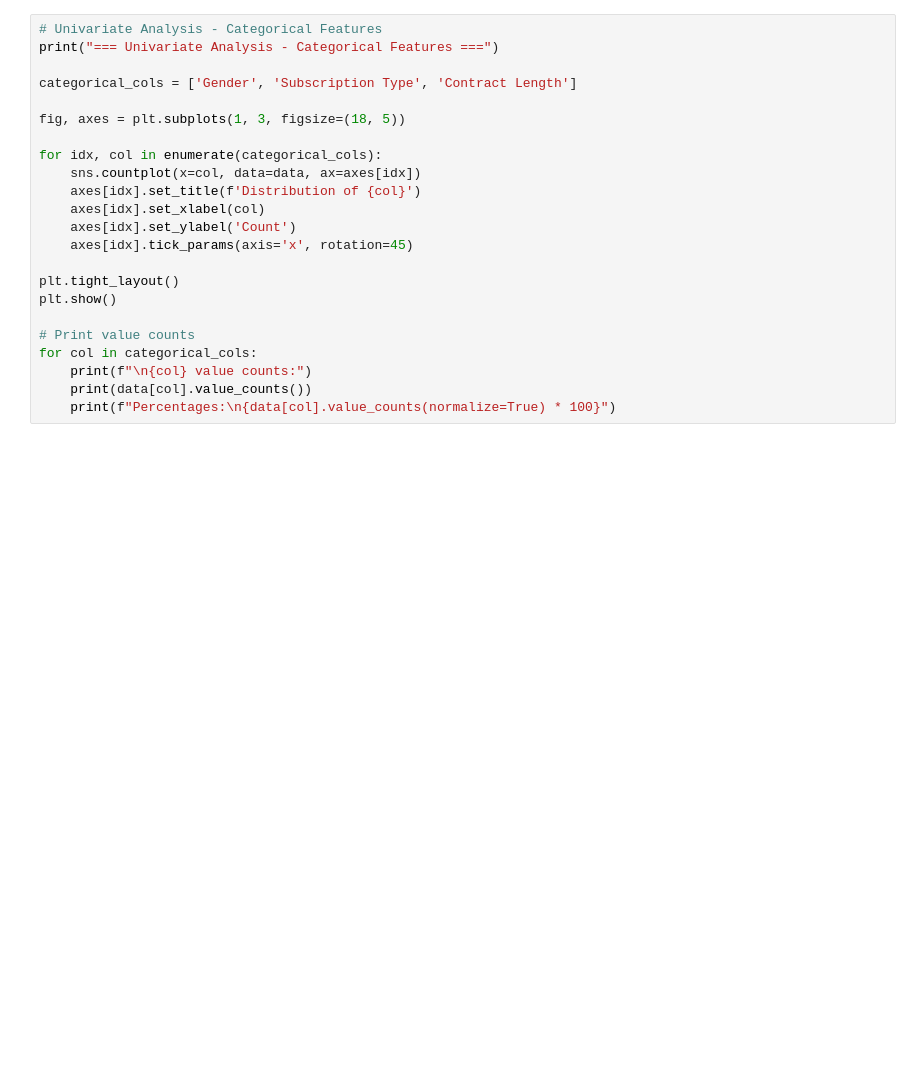
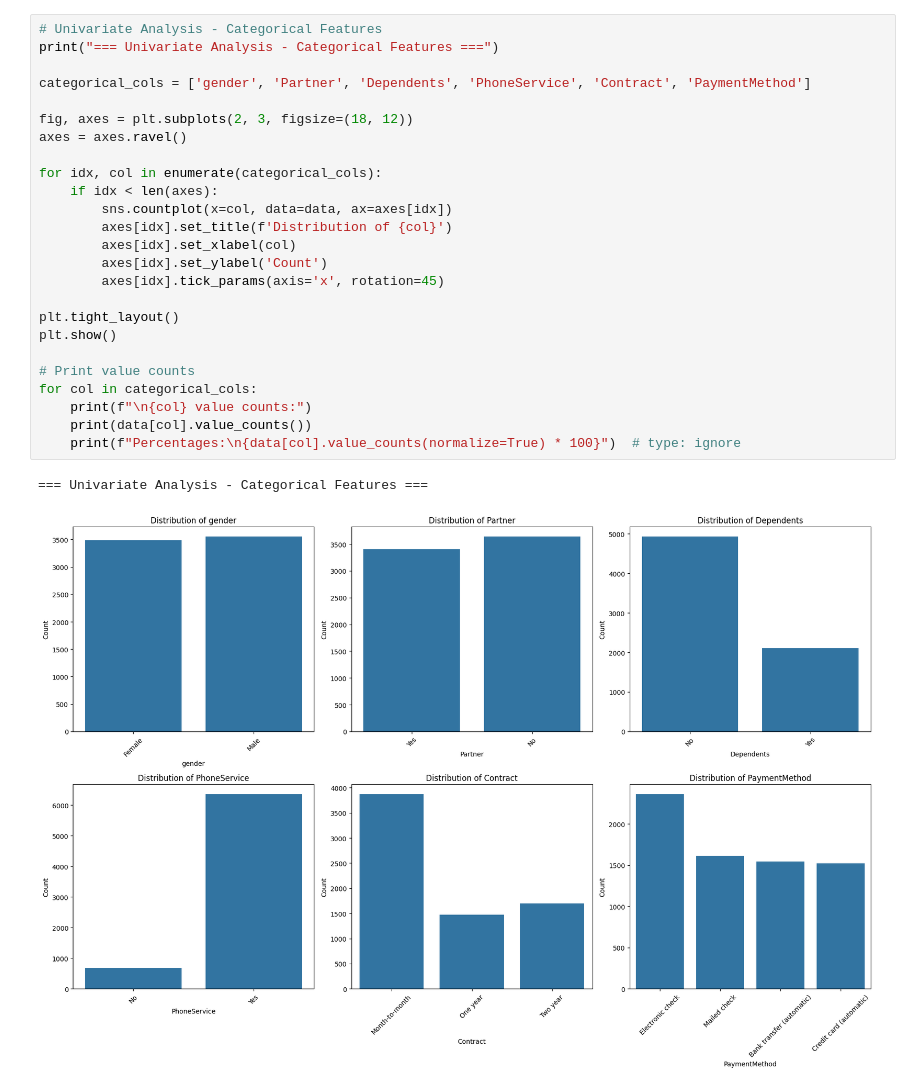
Before and after one commit to cat-cols/telco-churn-analytics, a Jupyter notebook: notebooks/01_eda.ipynb, the cells around one changed output. Cells and saved outputs as stored; diff of their text form; blank space fills up the shorter version.

```diff
--- a/notebooks/01_eda.ipynb
+++ b/notebooks/01_eda.ipynb
@@ -89,23 +122,28 @@ plt.show()
 # %%
 # Univariate Analysis - Categorical Features
 print("=== Univariate Analysis - Categorical Features ===")
 
-categorical_cols = ['Gender', 'Subscription Type', 'Contract Length']
+categorical_cols = ['gender', 'Partner', 'Dependents', 'PhoneService', 'Contract', 'PaymentMethod']
 
-fig, axes = plt.subplots(1, 3, figsize=(18, 5))
+fig, axes = plt.subplots(2, 3, figsize=(18, 12))
+axes = axes.ravel()
 
 for idx, col in enumerate(categorical_cols):
-    sns.countplot(x=col, data=data, ax=axes[idx])
-    axes[idx].set_title(f'Distribution of {col}')
-    axes[idx].set_xlabel(col)
-    axes[idx].set_ylabel('Count')
-    axes[idx].tick_params(axis='x', rotation=45)
+    if idx < len(axes):
+        sns.countplot(x=col, data=data, ax=axes[idx])
+        axes[idx].set_title(f'Distribution of {col}')
+        axes[idx].set_xlabel(col)
+        axes[idx].set_ylabel('Count')
+        axes[idx].tick_params(axis='x', rotation=45)
 
 plt.tight_layout()
 plt.show()
 
 # Print value counts
 for col in categorical_cols:
     print(f"\n{col} value counts:")
     print(data[col].value_counts())
-    print(f"Percentages:\n{data[col].value_counts(normalize=True) * 100}")
+    print(f"Percentages:\n{data[col].value_counts(normalize=True) * 100}")  # type: ignore
+# %% [output]
+=== Univariate Analysis - Categorical Features ===
+[figure, added]
```
Also changed, not shown: parts of 10 cells of this notebook, 19 other files.
